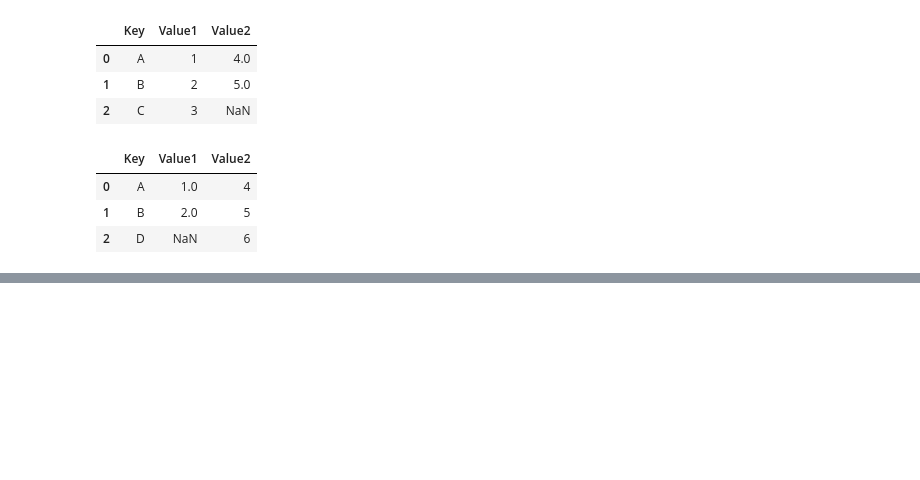
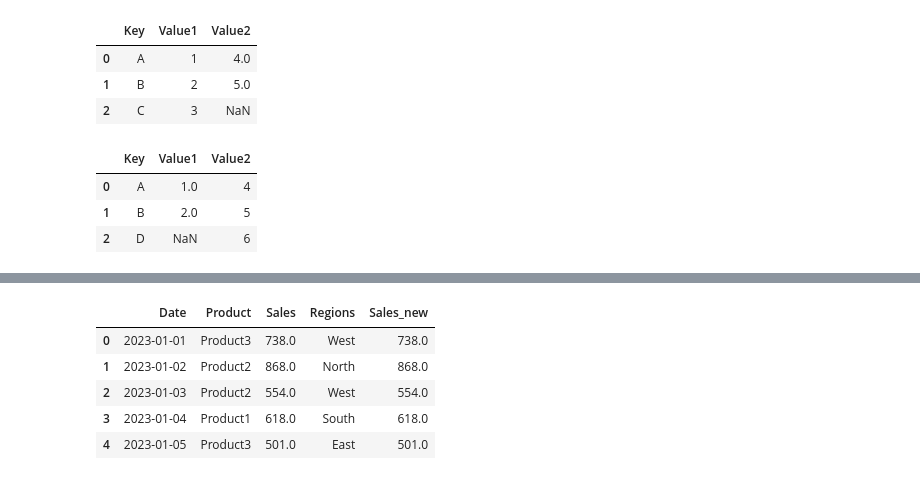
Before and after one commit to jedesai/python-fundamental, a Jupyter notebook: Data Analysis with Python/datamanipulation.ipynb, the cells around one changed output, grey strips where cells are left out. Saved outputs shown, nothing was run; the diff lists cells and outputs as text; code cells hidden in the pictures; blank space fills up the shorter version.

```diff
--- a/Data Analysis with Python/datamanipulation.ipynb
+++ b/Data Analysis with Python/datamanipulation.ipynb
@@ -261,0 +345,10 @@ pd.merge(df1,df2,on="Key",how='right')
+# %%
+sales1_df = sales1_df.rename(columns={'Region': 'Regions'})
+sales1_df.head()
+# %% [output]
+|  | Date | Product | Sales | Regions | Sales_new |
+| 0 | 2023-01-01 | Product3 | 738.0 | West | 738.0 |
+| 1 | 2023-01-02 | Product2 | 868.0 | North | 868.0 |
+| 2 | 2023-01-03 | Product2 | 554.0 | West | 554.0 |
+| 3 | 2023-01-04 | Product1 | 618.0 | South | 618.0 |
+| 4 | 2023-01-05 | Product3 | 501.0 | East | 501.0 |
```
Also changed, not shown: parts of 12 cells of this notebook.
